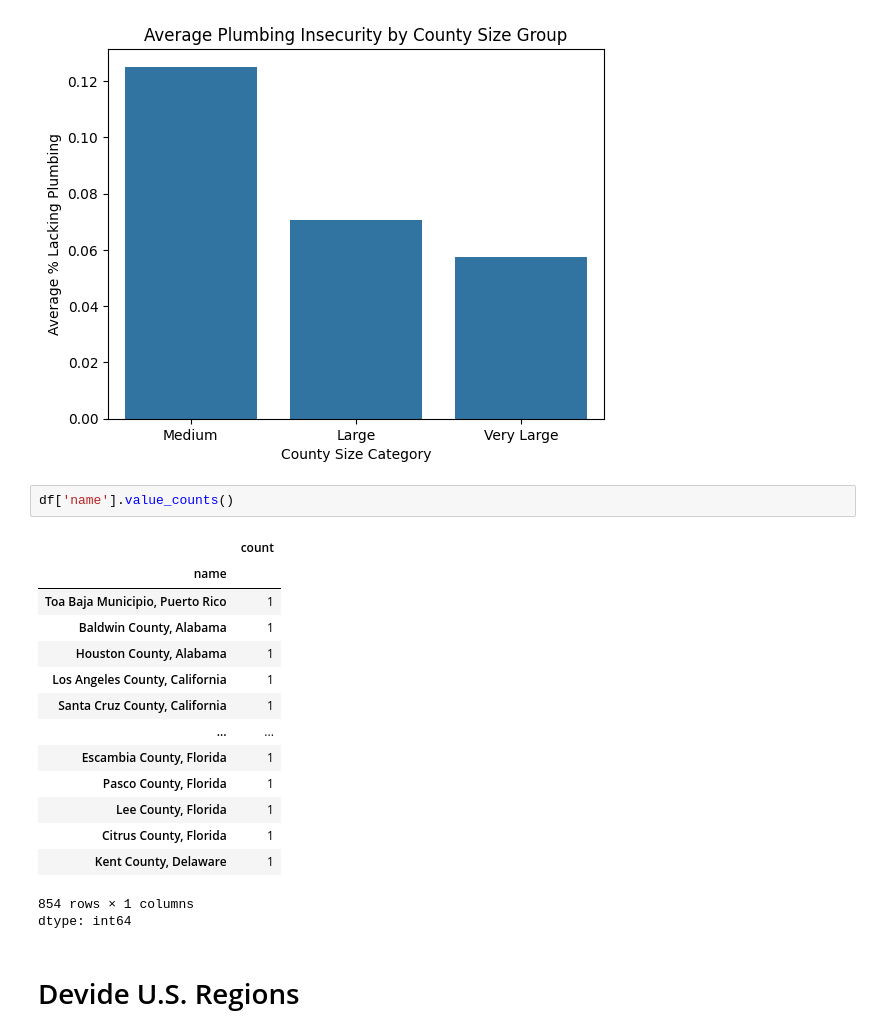
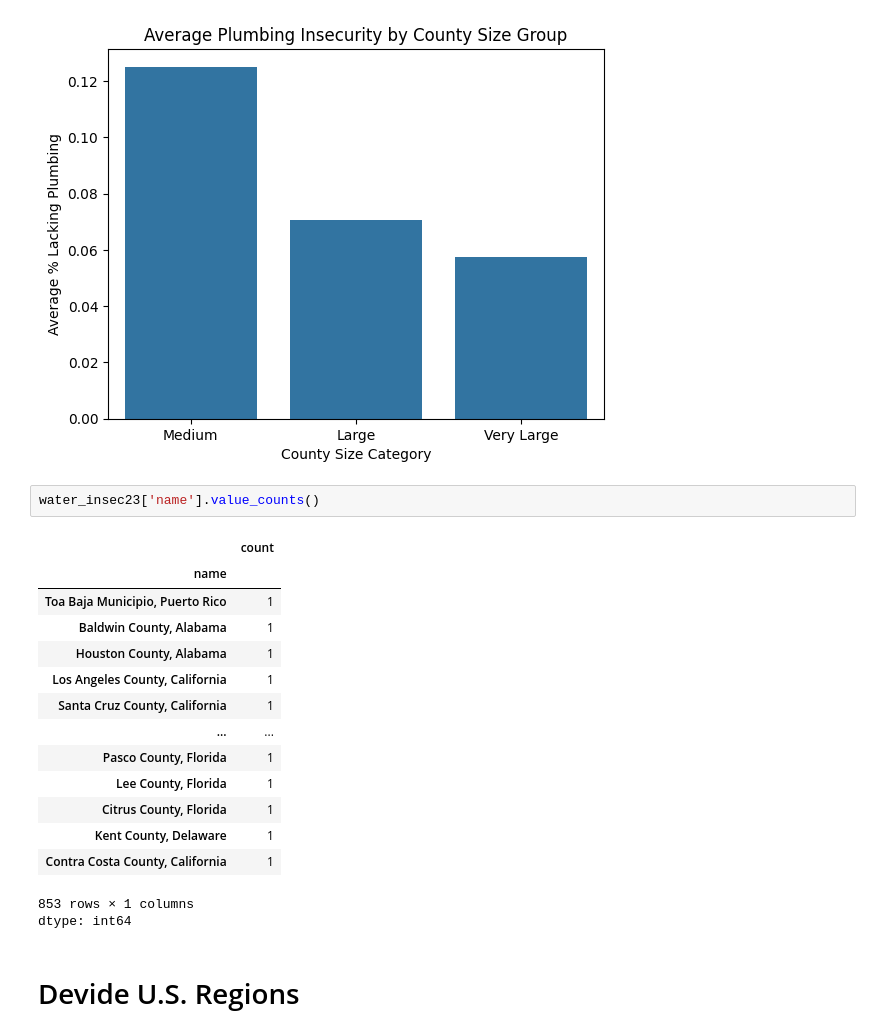
Before and after one commit to MoeinTA/Water-Insecurity, a Jupyter notebook: Water_Insecurity.ipynb, the cells around one changed output. Saved outputs shown, nothing was run; the diff lists cells and outputs as text.

```diff
--- a/Water_Insecurity.ipynb
+++ b/Water_Insecurity.ipynb
@@ -175,22 +174,22 @@ plt.show()
 The default of observed=False is deprecated and will be changed to True in a future version of pandas. Pass observed=False to retain current behavior or observed=True to adopt the future default and s ...
 [figure]
 # %%
-df['name'].value_counts()
+water_insec23['name'].value_counts()
 # %% [output]
 |  | count |
 | name |  |
 | Toa Baja Municipio, Puerto Rico | 1 |
 | Baldwin County, Alabama | 1 |
 | Houston County, Alabama | 1 |
 | Los Angeles County, California | 1 |
 | Santa Cruz County, California | 1 |
 | ... | ... |
-| Escambia County, Florida | 1 |
 | Pasco County, Florida | 1 |
 | Lee County, Florida | 1 |
 | Citrus County, Florida | 1 |
 | Kent County, Delaware | 1 |
+| Contra Costa County, California | 1 |
-854 rows × 1 columns
+853 rows × 1 columns
 dtype: int64
 # %% [markdown]
 # Devide U.S. Regions
```
Also changed, not shown: parts of 6 cells of this notebook.
